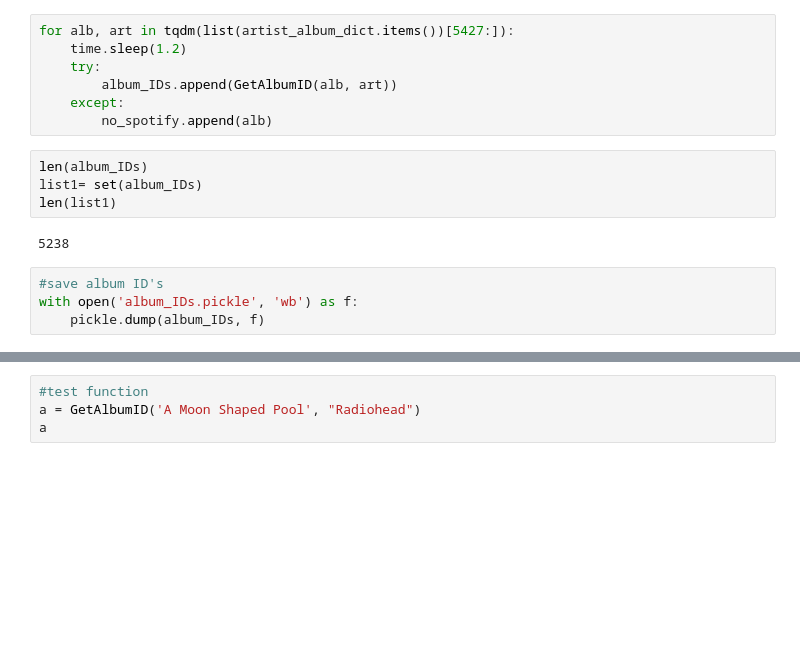
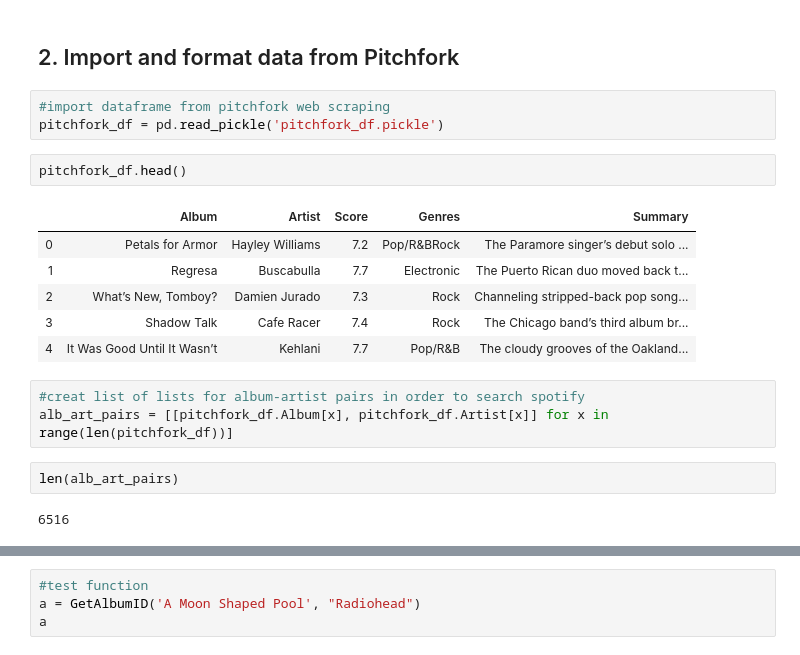
Before and after one commit to bpbull/virtual_vinyl_critic, a Jupyter notebook: spotify_api_calls.ipynb, the cells around one changed output, grey strips where cells are left out. Drawn from its saved outputs; the diff is of its cells as text; blank space fills up the shorter version.

```diff
--- a/spotify_api_calls.ipynb
+++ b/spotify_api_calls.ipynb
@@ -29,17 +26,21 @@ no_spotify = []
-# %%
-for alb, art in tqdm(list(artist_album_dict.items())[5427:]):
-    time.sleep(1.2)
-    try:
-        album_IDs.append(GetAlbumID(alb, art))
-    except:
-        no_spotify.append(alb)
-# %%
-len(album_IDs)
-list1= set(album_IDs)
-len(list1)
-# %% [output]
-5238
-# %%
-#save album ID's
-with open('album_IDs.pickle', 'wb') as f:
-    pickle.dump(album_IDs, f)
+# %% [markdown]
+## 2. Import and format data from Pitchfork
+# %%
+#import dataframe from pitchfork web scraping
+pitchfork_df = pd.read_pickle('pitchfork_df.pickle')
+# %%
+pitchfork_df.head()
+# %% [output]
+|  | Album | Artist | Score | Genres | Summary |
+| 0 | Petals for Armor | Hayley Williams | 7.2 | Pop/R&BRock | The Paramore singer’s debut solo ... |
+| 1 | Regresa | Buscabulla | 7.7 | Electronic | The Puerto Rican duo moved back t... |
+| 2 | What’s New, Tomboy? | Damien Jurado | 7.3 | Rock | Channeling stripped-back pop song... |
+| 3 | Shadow Talk | Cafe Racer | 7.4 | Rock | The Chicago band’s third album br... |
+| 4 | It Was Good Until It Wasn’t | Kehlani | 7.7 | Pop/R&B | The cloudy grooves of the Oakland... |
+# %%
+#creat list of lists for album-artist pairs in order to search spotify
+alb_art_pairs = [[pitchfork_df.Album[x], pitchfork_df.Artist[x]] for x in range(len(pitchfork_df))]
+# %%
+len(alb_art_pairs)
+# %% [output]
+6516
```
Also changed, not shown: parts of 33 cells of this notebook.
